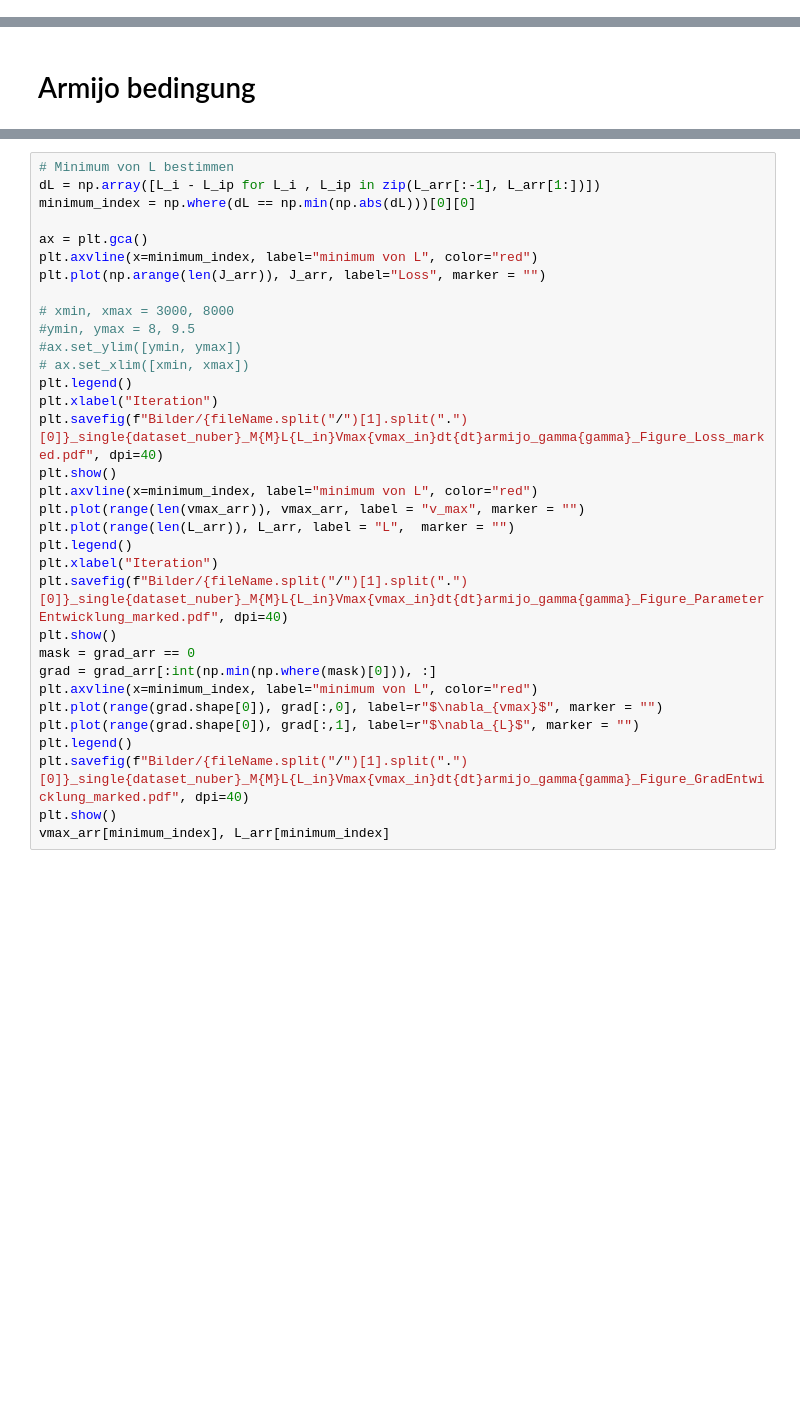
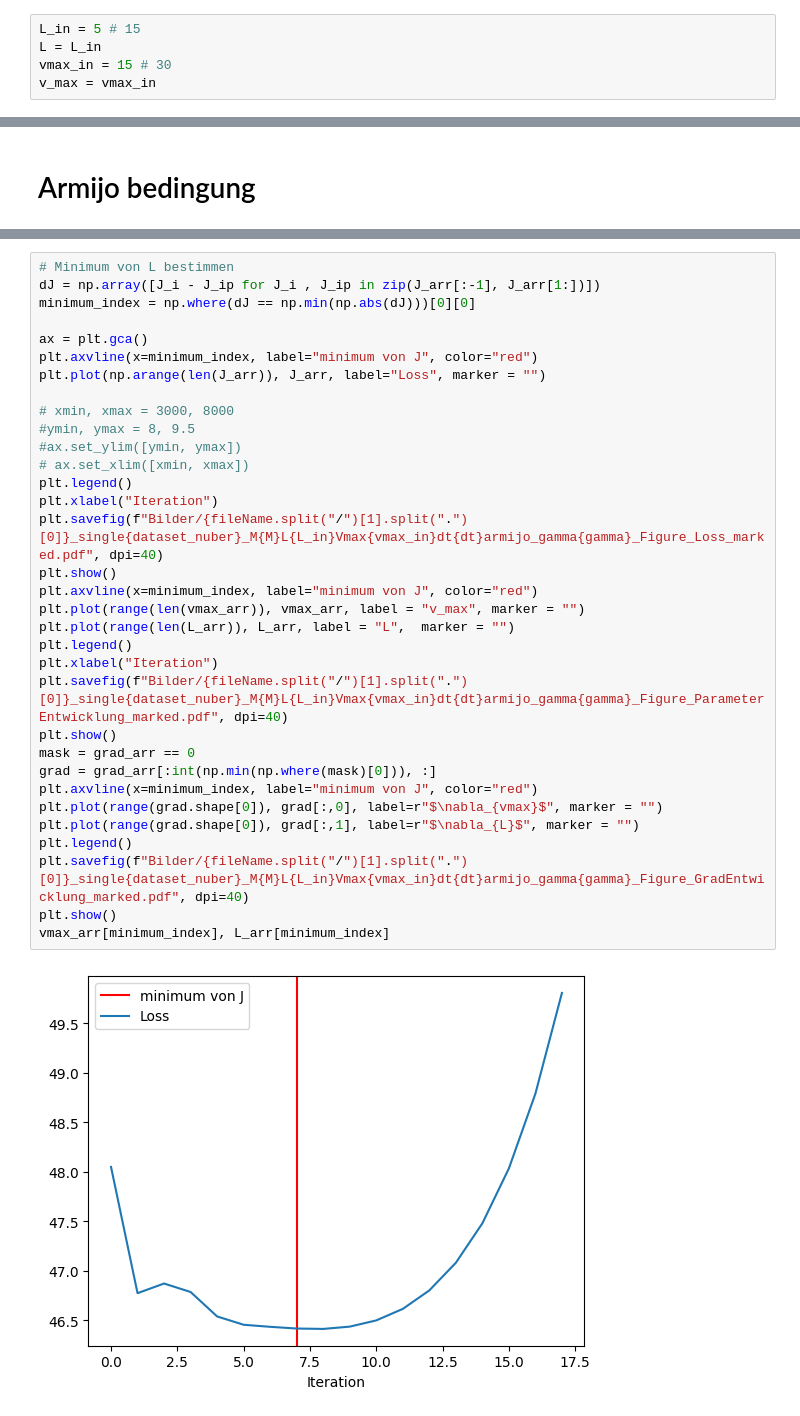
Before and after one commit to TimLockstedt/Opt1, a Jupyter notebook: Vlg_Const_armijo.ipynb, the cells around one changed output, grey strips where cells are left out. Drawn from its saved outputs; the diff is of its cells as text; blank space fills up the shorter version.

```diff
--- a/Vlg_Const_armijo.ipynb
+++ b/Vlg_Const_armijo.ipynb
@@ -29,3 +52,8 @@ random_samples = [dataset_nuber]
+# %%
+L_in = 5 # 15
+L = L_in
+vmax_in = 15 # 30
+v_max = vmax_in
 # %% [markdown]
 # Const. sigma
 # %%
@@ -215,33 +300,35 @@ v_max, L
 # %%
 # Minimum von L bestimmen
-dL = np.array([L_i - L_ip for L_i , L_ip in zip(L_arr[:-1], L_arr[1:])])
-minimum_index = np.where(dL == np.min(np.abs(dL)))[0][0]
+dJ = np.array([J_i - J_ip for J_i , J_ip in zip(J_arr[:-1], J_arr[1:])])
+minimum_index = np.where(dJ == np.min(np.abs(dJ)))[0][0]
 
 ax = plt.gca()
-plt.axvline(x=minimum_index, label="minimum von L", color="red")
+plt.axvline(x=minimum_index, label="minimum von J", color="red")
 plt.plot(np.arange(len(J_arr)), J_arr, label="Loss", marker = "")
 
 # xmin, xmax = 3000, 8000
 #ymin, ymax = 8, 9.5
 #ax.set_ylim([ymin, ymax])
 # ax.set_xlim([xmin, xmax])
 plt.legend()
 plt.xlabel("Iteration")
 plt.savefig(f"Bilder/{fileName.split("/")[1].split(".")[0]}_single{dataset_nuber}_M{M}L{L_in}Vmax{vmax_in}dt{dt}armijo_gamma{gamma}_Figure_Loss_marked.pdf", dpi=40)
 plt.show()
-plt.axvline(x=minimum_index, label="minimum von L", color="red")
+plt.axvline(x=minimum_index, label="minimum von J", color="red")
 plt.plot(range(len(vmax_arr)), vmax_arr, label = "v_max", marker = "")
 plt.plot(range(len(L_arr)), L_arr, label = "L",  marker = "")
 plt.legend()
 plt.xlabel("Iteration")
 plt.savefig(f"Bilder/{fileName.split("/")[1].split(".")[0]}_single{dataset_nuber}_M{M}L{L_in}Vmax{vmax_in}dt{dt}armijo_gamma{gamma}_Figure_ParameterEntwicklung_marked.pdf", dpi=40)
 plt.show()
 mask = grad_arr == 0
 grad = grad_arr[:int(np.min(np.where(mask)[0])), :]
-plt.axvline(x=minimum_index, label="minimum von L", color="red")
+plt.axvline(x=minimum_index, label="minimum von J", color="red")
 plt.plot(range(grad.shape[0]), grad[:,0], label=r"$\nabla_{vmax}$", marker = "")
 plt.plot(range(grad.shape[0]), grad[:,1], label=r"$\nabla_{L}$", marker = "")
 plt.legend()
 plt.savefig(f"Bilder/{fileName.split("/")[1].split(".")[0]}_single{dataset_nuber}_M{M}L{L_in}Vmax{vmax_in}dt{dt}armijo_gamma{gamma}_Figure_GradEntwicklung_marked.pdf", dpi=40)
 plt.show()
 vmax_arr[minimum_index], L_arr[minimum_index]
+# %% [output]
+[figure, added]
```
Also changed, not shown: parts of 17 cells of this notebook, 43 other files.
